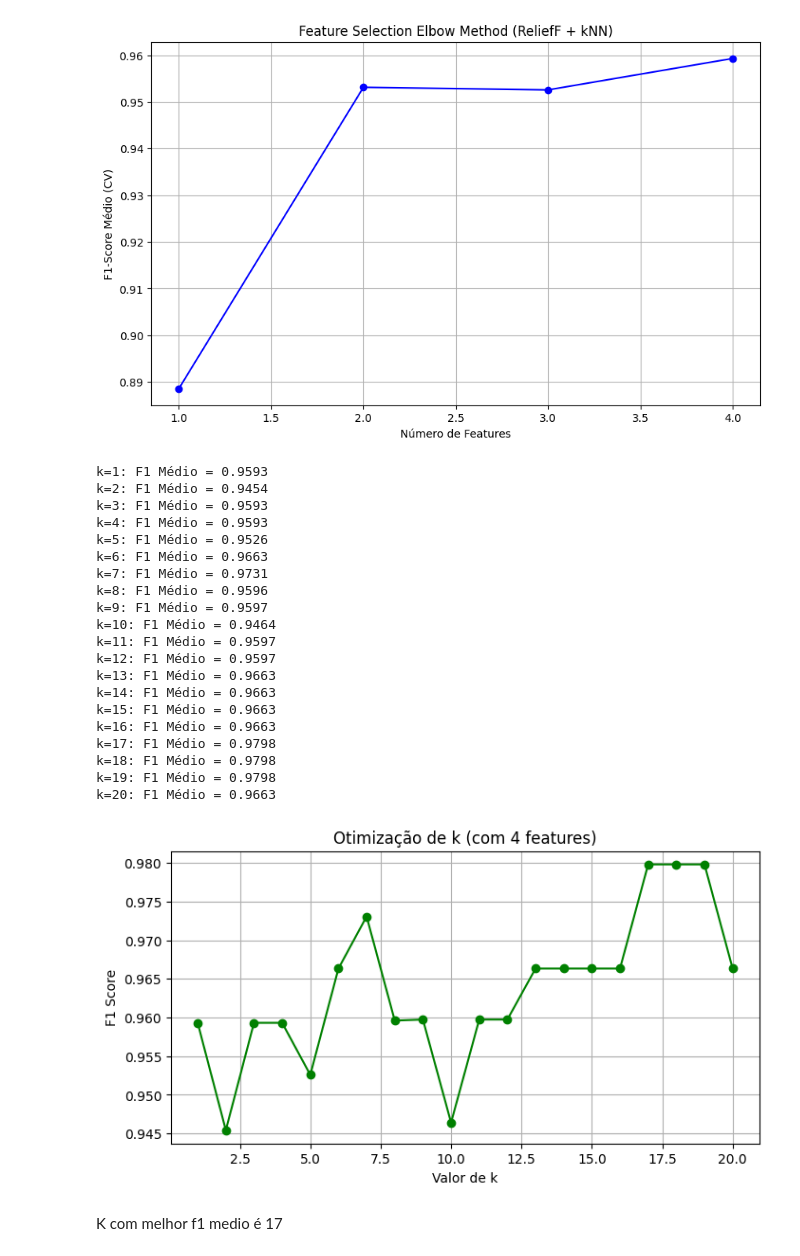
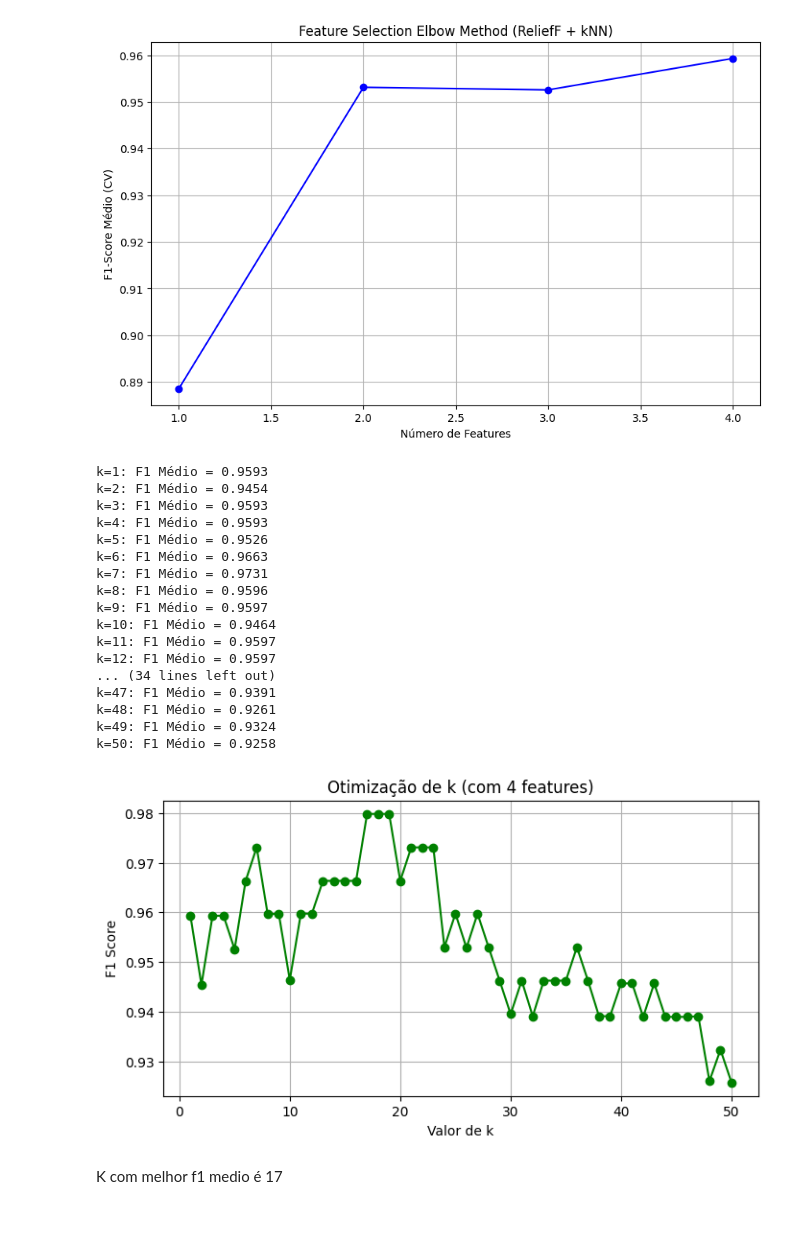
Before and after one commit to andreferraria453/tcdtp1, a Jupyter notebook: exercises/b_ex2.ipynb, the cells around one changed output. Saved outputs shown, nothing was run; the diff lists cells and outputs as text; code cells hidden in the pictures; blank space fills up the shorter version.

```diff
--- a/exercises/b_ex2.ipynb
+++ b/exercises/b_ex2.ipynb
@@ -532,7 +530,7 @@ plt.show()
 A calcular Feature Ranking (ReliefF)...
 [figure]
 # %%
-k_candidates = range(1,21,1)
+k_candidates = range(1,51,1)
 cv_scores = []
 
 # Cross-Validation com 10 Stratification
@@ -545,42 +543,39 @@ for k in k_candidates:
     # Treina e Avalia nos 10 folds (Tr1..TrN -> Te1..TeN)
     # Usa 'f1_macro' porque as tuas classes podem estar desbalanceadas
     scores = cross_val_score(knn, X, y, cv=cv, scoring='f1_macro')
 
     # Guarda a média dos 10 testes
     mean_score = scores.mean()
     cv_scores.append(mean_score)
     print(f"k={k}: F1 Médio = {mean_score:.4f}")
 
 # Gráfico da Otimização do k (Opcional, mas bom para o relatório)
 plt.figure(figsize=(8, 4))
 plt.plot(k_candidates, cv_scores, marker='o', color='green')
 plt.title(f'Otimização de k (com {4} features)')
 plt.xlabel('Valor de k')
 plt.ylabel('F1 Score')
 plt.grid(True)
 plt.show()
 # %% [output]
 k=1: F1 Médio = 0.9593
 k=2: F1 Médio = 0.9454
 k=3: F1 Médio = 0.9593
 k=4: F1 Médio = 0.9593
 k=5: F1 Médio = 0.9526
 k=6: F1 Médio = 0.9663
 k=7: F1 Médio = 0.9731
 k=8: F1 Médio = 0.9596
 k=9: F1 Médio = 0.9597
 k=10: F1 Médio = 0.9464
 k=11: F1 Médio = 0.9597
 k=12: F1 Médio = 0.9597
-k=13: F1 Médio = 0.9663
-k=14: F1 Médio = 0.9663
-k=15: F1 Médio = 0.9663
-k=16: F1 Médio = 0.9663
-k=17: F1 Médio = 0.9798
-k=18: F1 Médio = 0.9798
-k=19: F1 Médio = 0.9798
-k=20: F1 Médio = 0.9663
+... (34 lines left out)
+k=47: F1 Médio = 0.9391
+k=48: F1 Médio = 0.9261
+k=49: F1 Médio = 0.9324
+k=50: F1 Médio = 0.9258
-[figure, old version]
+[figure, new version]
 # %% [markdown]
 K com melhor f1 medio é 17
 # %%
```
Also changed, not shown: parts of 8 cells of this notebook, 4 other files.
